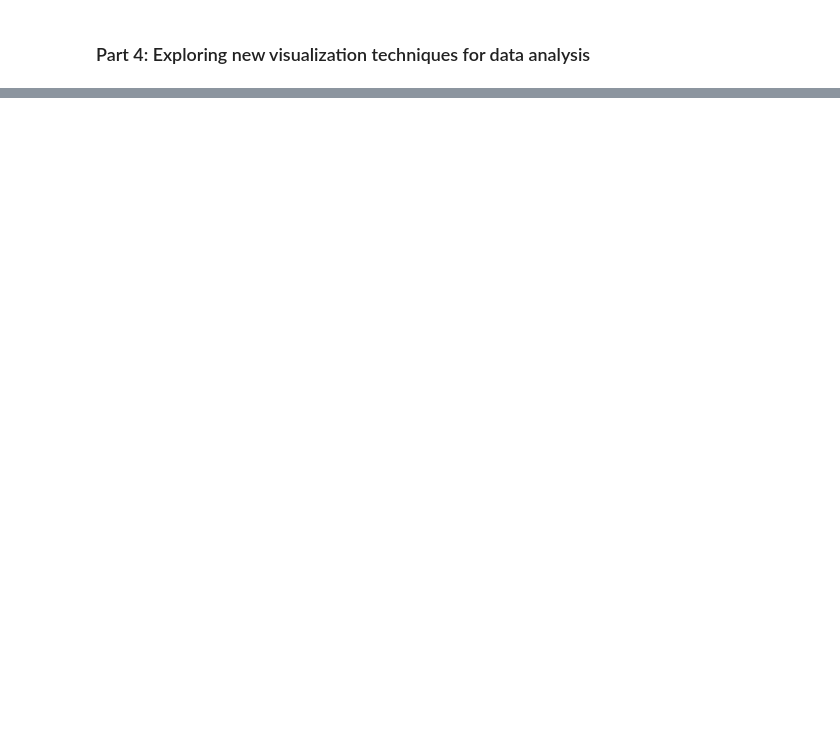
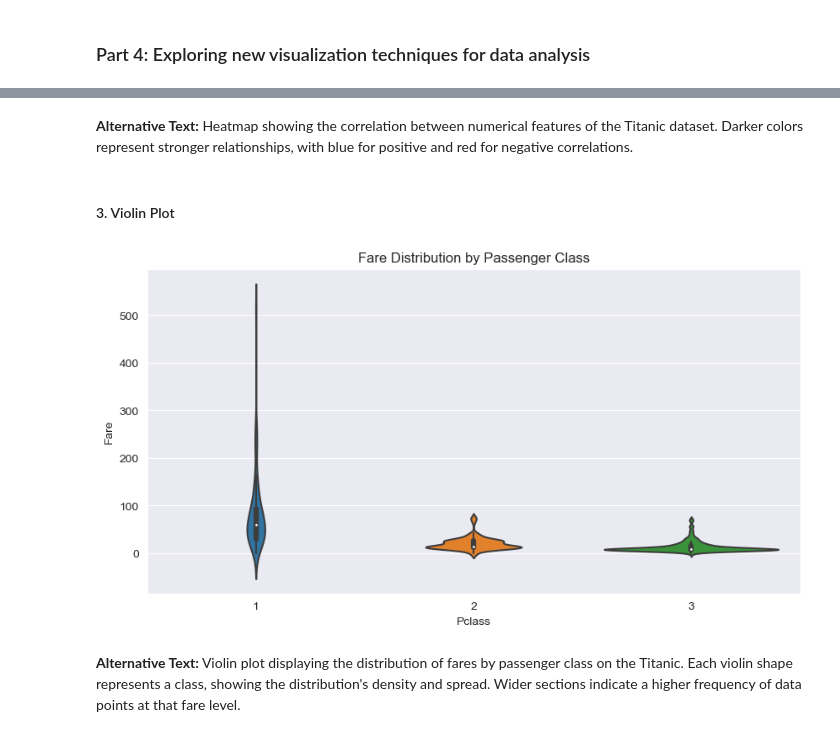
Before and after one commit to NilsDunlop/DIT863-Assignments, a Jupyter notebook: Assignment 1/Assignment1.ipynb, the cells around one changed output, grey strips where cells are left out. Saved outputs shown, nothing was run; the diff lists cells and outputs as text; code cells hidden in the pictures; blank space fills up the shorter version.

Commit message:
Add new visualization techniques for the titanic dataset

```diff
--- a/Assignment 1/Assignment1.ipynb
+++ b/Assignment 1/Assignment1.ipynb
@@ -403,0 +429,13 @@ plt.show()
+# %% [markdown]
+**Alternative Text:** Heatmap showing the correlation between numerical features of the Titanic dataset. Darker colors represent stronger relationships, with blue for positive and red for negative correlations.
+# %% [markdown]
+#### 3. Violin Plot
+# %%
+plt.figure(figsize=(10, 5))
+sns.violinplot(x='Pclass', y='Fare', data=titanic_df)
+plt.title('Fare Distribution by Passenger Class')
+plt.show()
+# %% [output]
+[figure, added]
+# %% [markdown]
+**Alternative Text:** Violin plot displaying the distribution of fares by passenger class on the Titanic. Each violin shape represents a class, showing the distribution's density and spread. Wider sections indicate a higher frequency of data points at that fare level.
```
Also changed, not shown: parts of 18 cells of this notebook.
